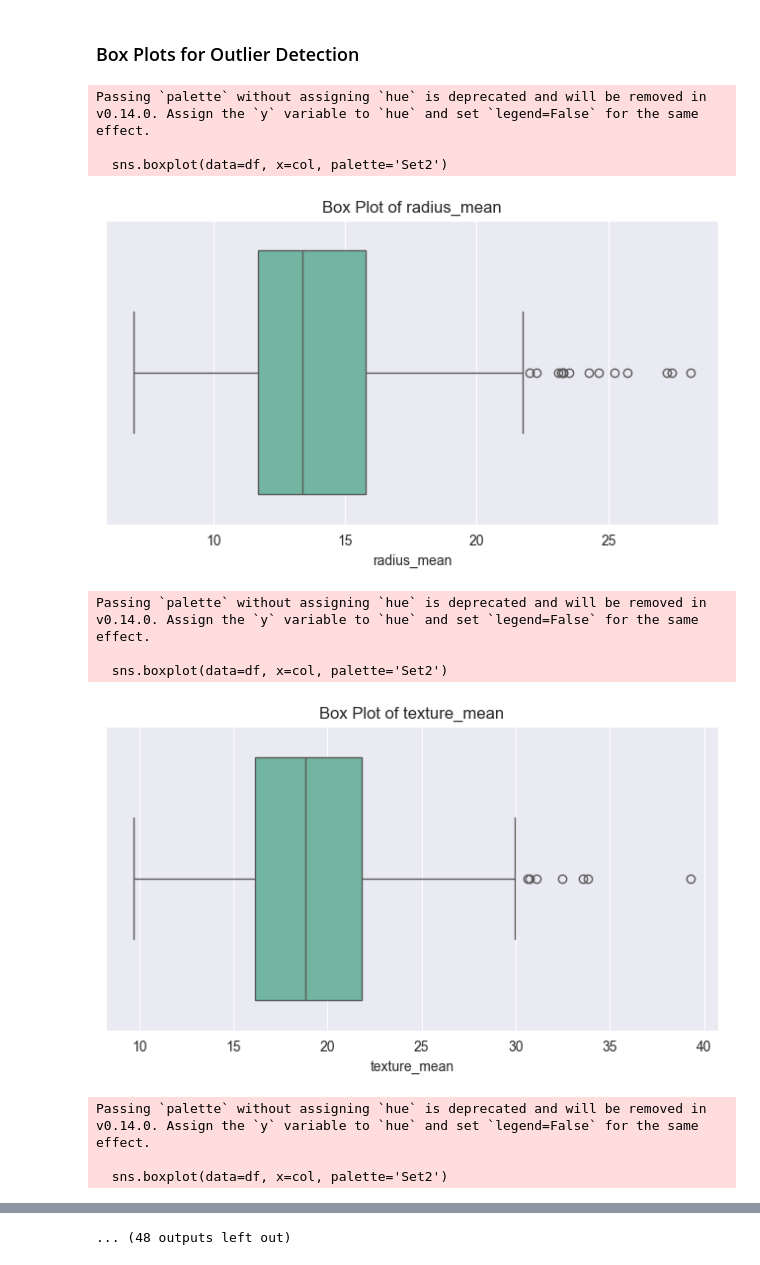
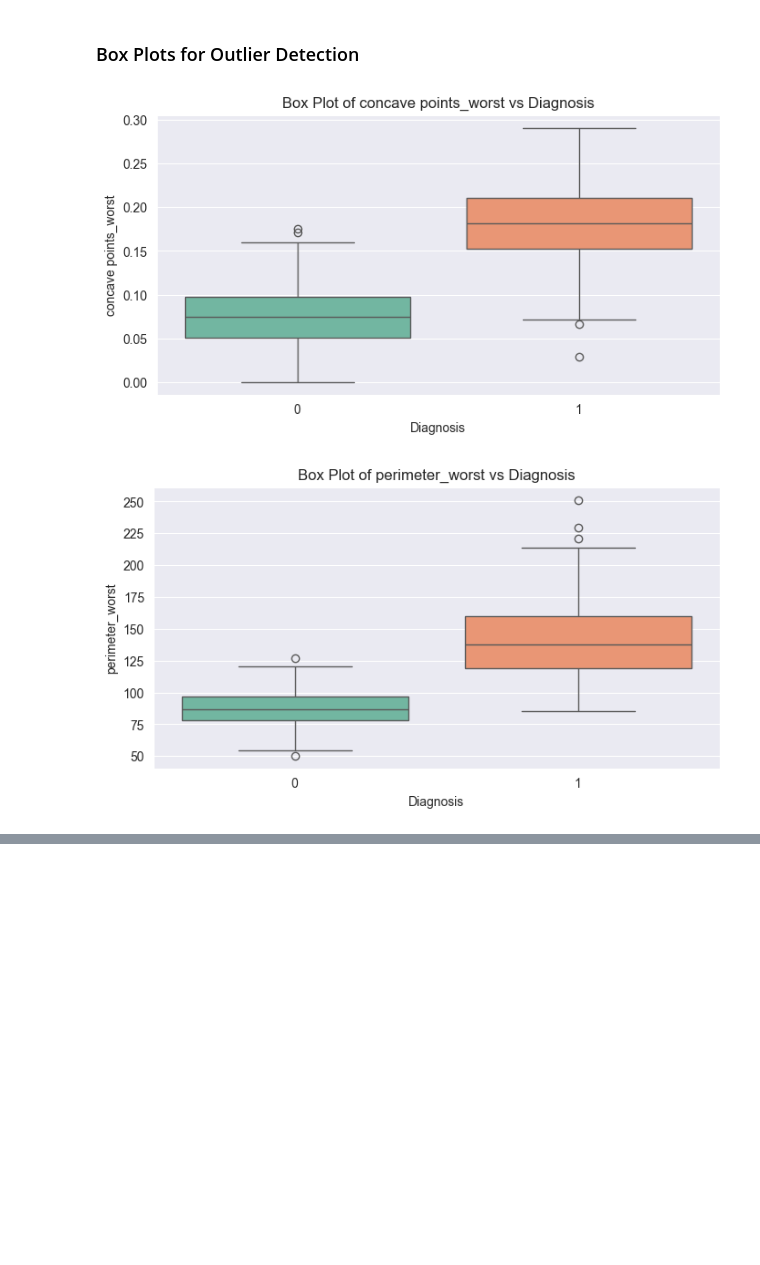
Before and after one commit to MerMer12345/DataScienceCancerDataset, a Jupyter notebook: EDA.ipynb, the cells around one changed output, grey strips where cells are left out. Cells and saved outputs as stored; diff of their text form; code cells hidden in the pictures; blank space fills up the shorter version.

```diff
--- a/EDA.ipynb
+++ b/EDA.ipynb
@@ -133,24 +133,20 @@ plt.show()
 # %% [markdown]
 ### Box Plots for Outlier Detection
 # %%
-if not numeric_df.empty:
-    for col in numeric_df.columns:
+# Calculate correlation with the target variable, only show the 5 most correlated ones
+correlation_matrix = df.corr()
+correlated_features = correlation_matrix['diagnosis'].abs().sort_values(ascending=False).head(5).index
+
+# Plot box plots for selected features
+for col in correlated_features:
+    if col != 'diagnosis':  # Skip the target column itself
         plt.figure(figsize=(8, 4))
-        sns.boxplot(data=df, x=col, palette='Set2')
-        plt.title(f'Box Plot of {col}')
-        plt.xlabel(col)
+        sns.boxplot(data=df, x='diagnosis', y=col, hue='diagnosis', palette='Set2', dodge=False)
+        plt.title(f'Box Plot of {col} vs Diagnosis')
+        plt.xlabel('Diagnosis')
+        plt.ylabel(col)
+        plt.legend([], [], frameon=False)  # Remove legend if not needed
         plt.show()
-else:
-    print("No numeric columns available for box plots.")
 # %% [output]
-Passing `palette` without assigning `hue` is deprecated and will be removed in v0.14.0. Assign the `y` variable to `hue` and set `legend=False` for the same effect.
-
-  sns.boxplot(data=df, x=col, palette='Set2')
-[figure, old version]
+[figure, new version]
-Passing `palette` without assigning `hue` is deprecated and will be removed in v0.14.0. Assign the `y` variable to `hue` and set `legend=False` for the same effect.
-
-  sns.boxplot(data=df, x=col, palette='Set2')
-[figure, old version]
+[figure, new version]
-Passing `palette` without assigning `hue` is deprecated and will be removed in v0.14.0. Assign the `y` variable to `hue` and set `legend=False` for the same effect.
-
-  sns.boxplot(data=df, x=col, palette='Set2')
@@ -170 +154,0 @@ Passing `palette` without assigning `hue` is deprecated and will be removed in v
-... (48 outputs left out)
```
Also changed, not shown: parts of 1 cell of this notebook.
